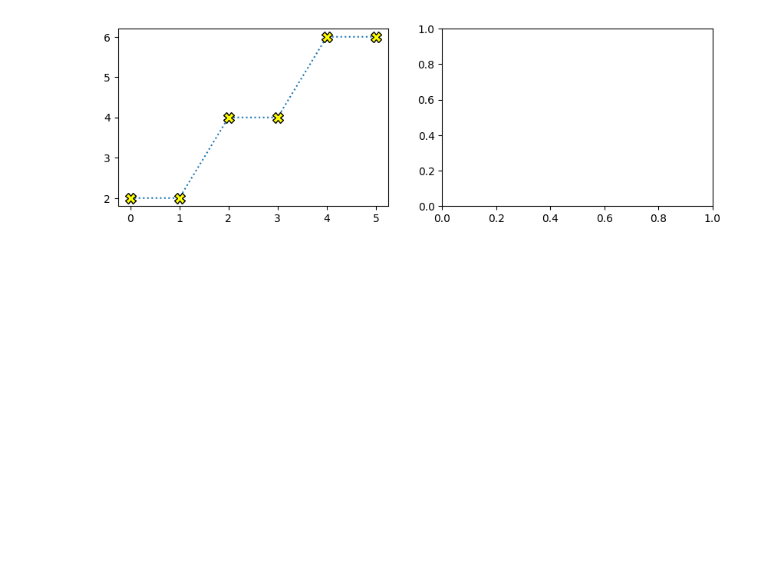
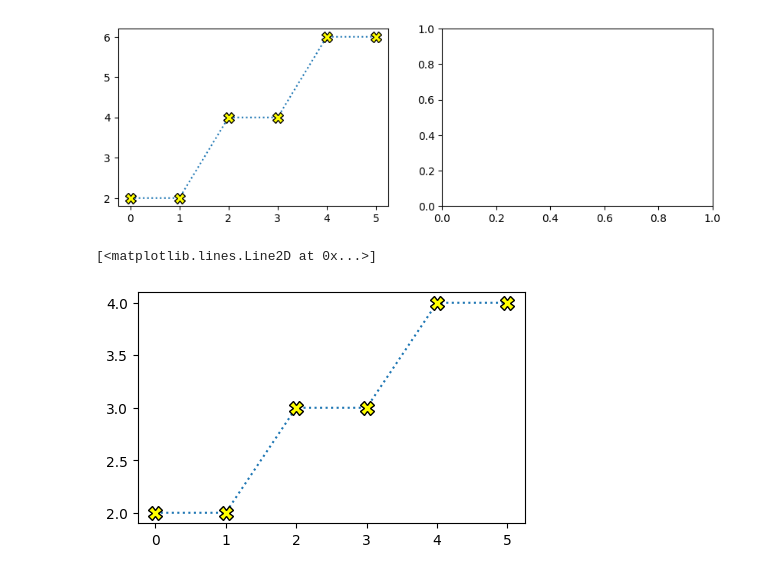
Before and after one commit to Shailja108/data-analyst, a Jupyter notebook: visualization.ipynb, the cells around one changed output. Drawn from its saved outputs; the diff is of its cells as text; code cells hidden in the pictures; blank space fills up the shorter version.

```diff
--- a/visualization.ipynb
+++ b/visualization.ipynb
@@ -97,3 +97,10 @@ ax1.plot(data,marker='X',markersize=10,markeredgecolor='black',markerfacecolor='
 # %% [output]
 [<matplotlib.lines.Line2D at 0x...>]
 [figure]
+# %%
+data=[2,2,3,3,4,4]
+fig, ax = plt.subplots(figsize=(5,3))
+ax.plot(data,marker='X',markersize=10,markeredgecolor='black',markerfacecolor='yellow',linestyle=':')
+# %% [output]
+[<matplotlib.lines.Line2D at 0x...>]
+[figure, added]
```
Also changed, not shown: parts of 2 cells of this notebook, 2 other files.
